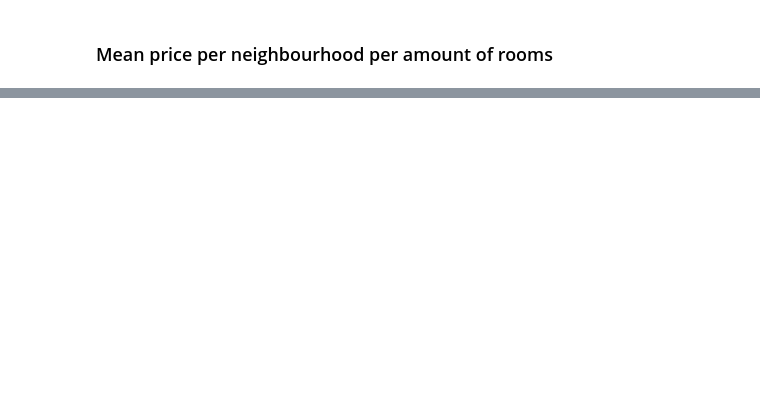
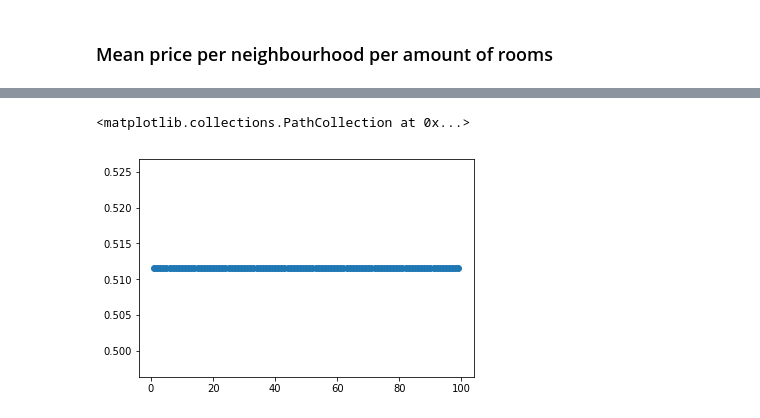
Before and after one commit to jshnaidman/DataDive-2017, a Jupyter notebook: DATA/Untitled.ipynb, the cells around one changed output, grey strips where cells are left out. Drawn from its saved outputs; the diff is of its cells as text; code cells hidden in the pictures; blank space fills up the shorter version.

```diff
--- a/DATA/Untitled.ipynb
+++ b/DATA/Untitled.ipynb
@@ -204,0 +270,13 @@ plt.tight_layout()
+# %%
+from sklearn import linear_model
+x = range(1,100)
+ns = []
+for i in x:
+    reg =linear_model.Ridge(alpha = i)
+    reg.fit(X_train,y_train)
+    ns.append(reg.score(X_test,y_test))
+
+plt.scatter(x,ns)
+# %% [output]
+<matplotlib.collections.PathCollection at 0x...>
+[figure, added]
```
Also changed, not shown: parts of 13 cells of this notebook.
